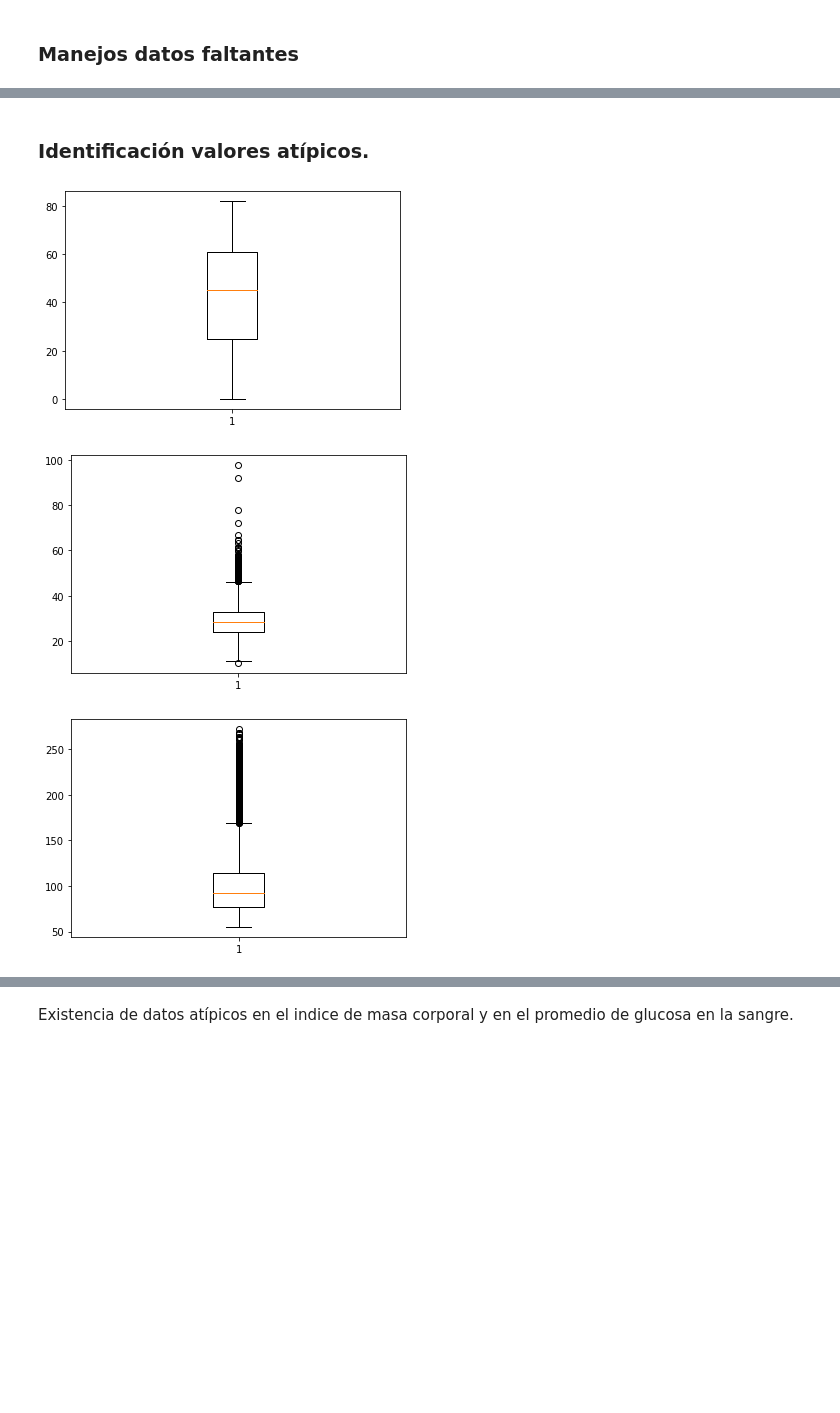
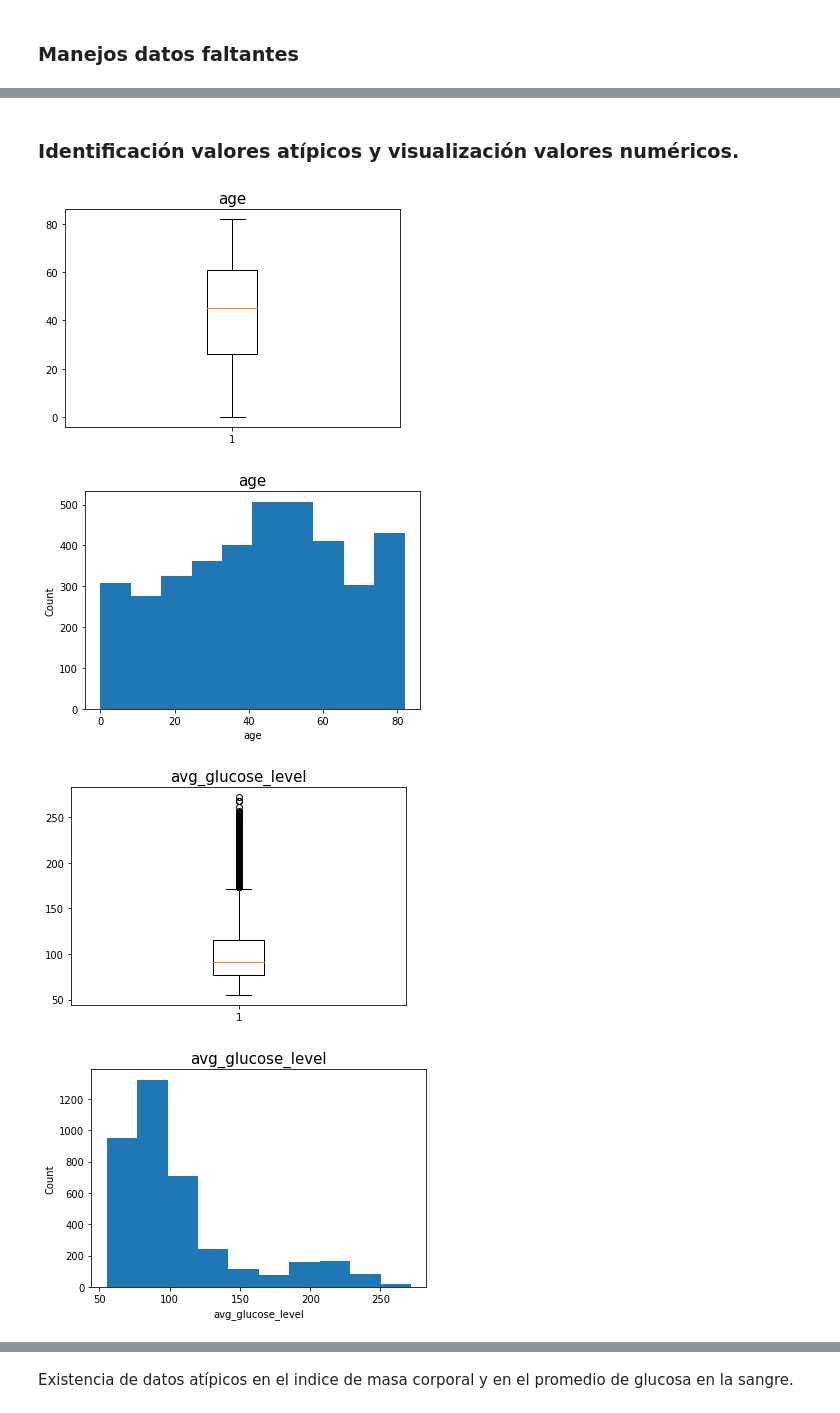
Before and after one commit to mariana-0/Proyecto_2, a Jupyter notebook: Limpieza_datos.ipynb, the cells around one changed output, grey strips where cells are left out. Cells and saved outputs as stored; diff of their text form; code cells hidden in the pictures; blank space fills up the shorter version.

```diff
--- a/Limpieza_datos.ipynb
+++ b/Limpieza_datos.ipynb
@@ -243,0 +240,2 @@ Name: bmi, Length: 5110, dtype: float64
+# %%
+df.loc[filter_1,'smoking_status'] = df.loc[filter_1,'smoking_status'].replace('Unknown', 'never smoked')
@@ -243,0 +262,10 @@ Name: bmi, Length: 5110, dtype: float64
+# %%
+X = df.drop(columns=['stroke'])
+y = df['stroke']
+X_train, X_test, y_train, y_test = train_test_split(X, y, random_state=42)
+# %%
+mean_imputer = SimpleImputer(strategy="mean")
+# %%
+mean_imputer.fit(X_train[['bmi']])
+X_train[['bmi']] = mean_imputer.transform(X_train[['bmi']])
+X_test[['bmi']] = mean_imputer.transform(X_test[['bmi']])
@@ -244,17 +286,21 @@ Name: bmi, Length: 5110, dtype: float64
 # %% [markdown]
-### Identificación valores atípicos.
+### Identificación valores atípicos y visualización valores numéricos.
-# %%
-plt.boxplot(df['age'])
-plt.show()
-# %% [output]
-[figure, removed]
-# %%
-plt.boxplot(df['bmi'])
-plt.show()
-# %% [output]
-[figure, removed]
-# %%
-plt.boxplot(df['avg_glucose_level'])
-plt.show()
-# %% [output]
-[figure, removed]
+# %%
+columns = X_train.iloc[:,0:10].columns.tolist()
+i=0
+for y in columns:
+  if X_train[y].dtype == 'float64' or X_train[y].dtype == 'int64' :
+    plt.boxplot(X_train[y])
+    plt.title(y, size=15)
+    plt.show()
+  if X_train[y].dtype == 'float64' or X_train[y].dtype == 'int64' :
+    plt.hist(X_train[y])
+    plt.title(y, size=15)
+    plt.xlabel(y, size=10)
+    plt.ylabel('Count')
+    plt.show()
+# %% [output]
+[figure, added]
+[figure, added]
+[figure, added]
+[figure, added]
```
Also changed, not shown: parts of 32 cells of this notebook.
